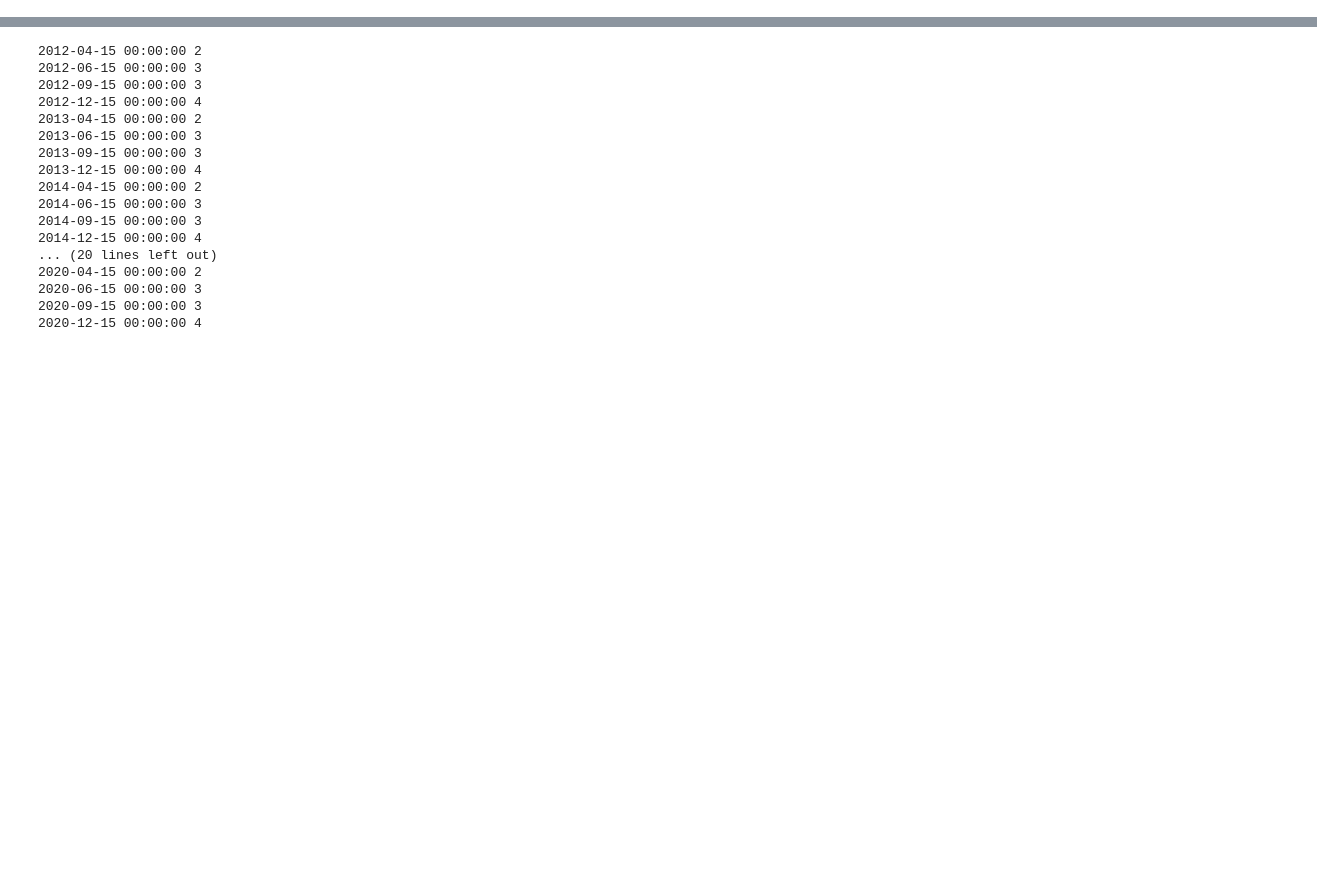
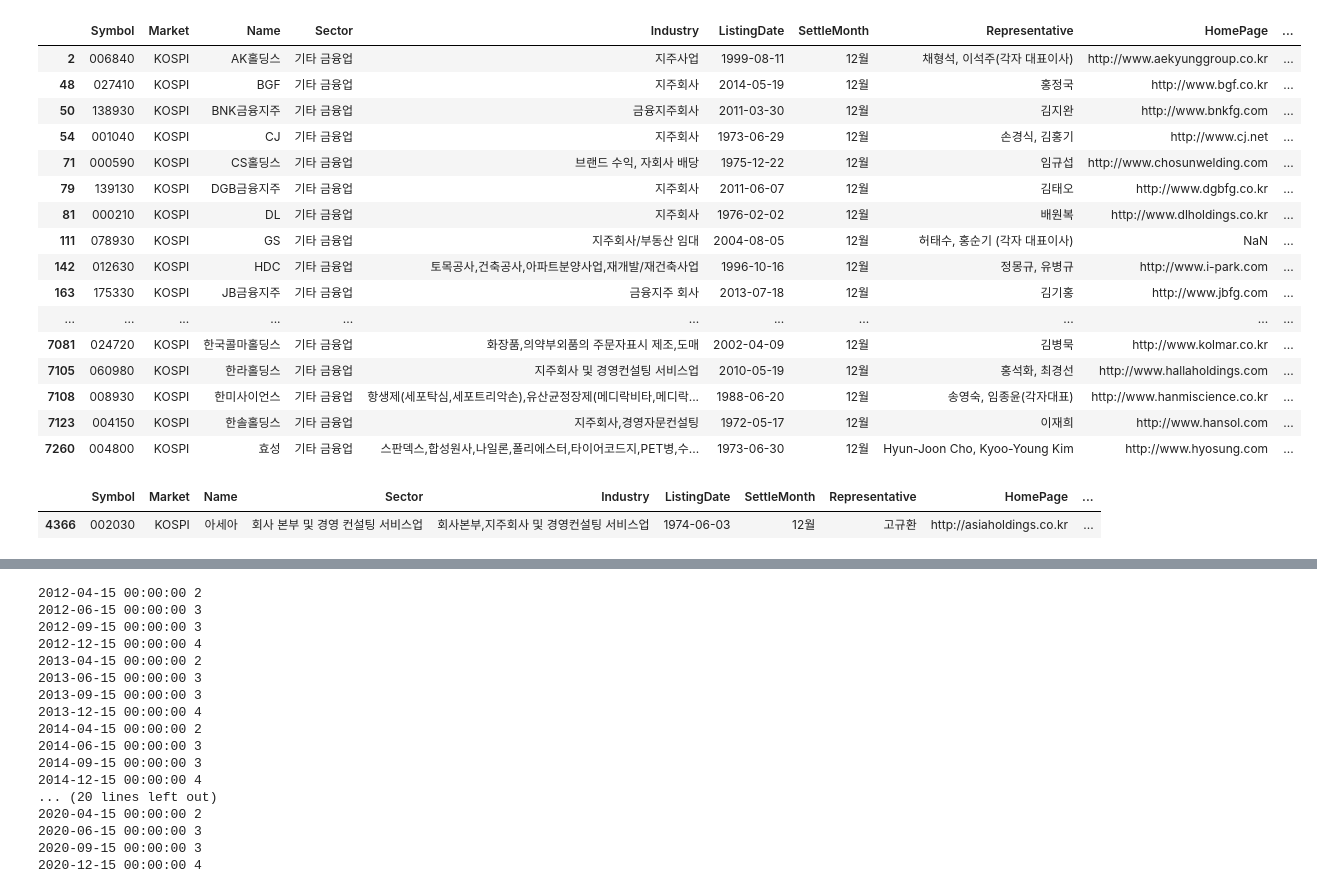
Before and after one commit to malkovich0/FinancePy, a Jupyter notebook: test.ipynb, the cells around one changed output, grey strips where cells are left out. Saved outputs shown, nothing was run; the diff lists cells and outputs as text; code cells hidden in the pictures; blank space fills up the shorter version.

```diff
--- a/test.ipynb
+++ b/test.ipynb
@@ -52,0 +725,7 @@ case.simple_analyzer_monthly_return()
+# %%
+# df_kospi = fdr.StockListing('KOSPI')
+# df_kosdaq = fdr.StockListing('KOSDAQ')
+# df_del = fdr.StockListing('KRX-DELISTING')
+df = pd.concat([df_kospi,df_kosdaq],axis=0)
+
+#  Sector에서 기타금융업, Industry에서 지주가 들어가는 회사. 중국회사.
@@ -52,0 +822,25 @@ case.simple_analyzer_monthly_return()
+# %%
+df[df['Sector']=='기타 금융업']
+# %% [output]
+|  | Symbol | Market | Name | Sector | Industry | ListingDate | SettleMonth | Representative | HomePage | ... |
+| 2 | 006840 | KOSPI | AK홀딩스 | 기타 금융업 | 지주사업 | 1999-08-11 | 12월 | 채형석, 이석주(각자 대표이사) | http://www.aekyunggroup.co.kr | ... |
+| 48 | 027410 | KOSPI | BGF | 기타 금융업 | 지주회사 | 2014-05-19 | 12월 | 홍정국 | http://www.bgf.co.kr | ... |
+| 50 | 138930 | KOSPI | BNK금융지주 | 기타 금융업 | 금융지주회사 | 2011-03-30 | 12월 | 김지완 | http://www.bnkfg.com | ... |
+| 54 | 001040 | KOSPI | CJ | 기타 금융업 | 지주회사 | 1973-06-29 | 12월 | 손경식, 김홍기 | http://www.cj.net | ... |
+| 71 | 000590 | KOSPI | CS홀딩스 | 기타 금융업 | 브랜드 수익, 자회사 배당 | 1975-12-22 | 12월 | 임규섭 | http://www.chosunwelding.com | ... |
+| 79 | 139130 | KOSPI | DGB금융지주 | 기타 금융업 | 지주회사 | 2011-06-07 | 12월 | 김태오 | http://www.dgbfg.co.kr | ... |
+| 81 | 000210 | KOSPI | DL | 기타 금융업 | 지주회사 | 1976-02-02 | 12월 | 배원복 | http://www.dlholdings.co.kr | ... |
+| 111 | 078930 | KOSPI | GS | 기타 금융업 | 지주회사/부동산 임대 | 2004-08-05 | 12월 | 허태수, 홍순기 (각자 대표이사) | NaN | ... |
+| 142 | 012630 | KOSPI | HDC | 기타 금융업 | 토목공사,건축공사,아파트분양사업,재개발/재건축사업 | 1996-10-16 | 12월 | 정몽규, 유병규 | http://www.i-park.com | ... |
+| 163 | 175330 | KOSPI | JB금융지주 | 기타 금융업 | 금융지주 회사 | 2013-07-18 | 12월 | 김기홍 | http://www.jbfg.com | ... |
+| ... | ... | ... | ... | ... | ... | ... | ... | ... | ... | ... |
+| 7081 | 024720 | KOSPI | 한국콜마홀딩스 | 기타 금융업 | 화장품,의약부외품의 주문자표시 제조,도매 | 2002-04-09 | 12월 | 김병묵 | http://www.kolmar.co.kr | ... |
+| 7105 | 060980 | KOSPI | 한라홀딩스 | 기타 금융업 | 지주회사 및 경영컨설팅 서비스업 | 2010-05-19 | 12월 | 홍석화, 최경선 | http://www.hallaholdings.com | ... |
+| 7108 | 008930 | KOSPI | 한미사이언스 | 기타 금융업 | 항생제(세포탁심,세포트리악손),유산균정장제(메디락비타,메디락... | 1988-06-20 | 12월 | 송영숙, 임종윤(각자대표) | http://www.hanmiscience.co.kr | ... |
+| 7123 | 004150 | KOSPI | 한솔홀딩스 | 기타 금융업 | 지주회사,경영자문컨설팅 | 1972-05-17 | 12월 | 이재희 | http://www.hansol.com | ... |
+| 7260 | 004800 | KOSPI | 효성 | 기타 금융업 | 스판덱스,합성원사,나일론,폴리에스터,타이어코드지,PET병,수... | 1973-06-30 | 12월 | Hyun-Joon Cho, Kyoo-Young Kim | http://www.hyosung.com | ... |
+# %%
+df[df['Industry'] == '회사본부,지주회사 및 경영컨설팅 서비스업']
+# %% [output]
+|  | Symbol | Market | Name | Sector | Industry | ListingDate | SettleMonth | Representative | HomePage | ... |
+| 4366 | 002030 | KOSPI | 아세아 | 회사 본부 및 경영 컨설팅 서비스업 | 회사본부,지주회사 및 경영컨설팅 서비스업 | 1974-06-03 | 12월 | 고규환 | http://asiaholdings.co.kr | ... |
```
Also changed, not shown: parts of 72 cells of this notebook, 8 other files.
